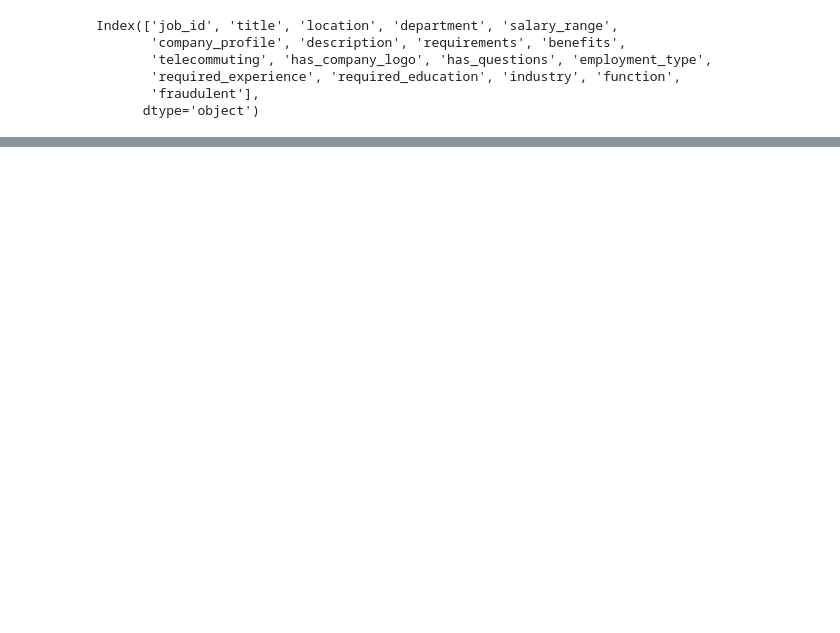
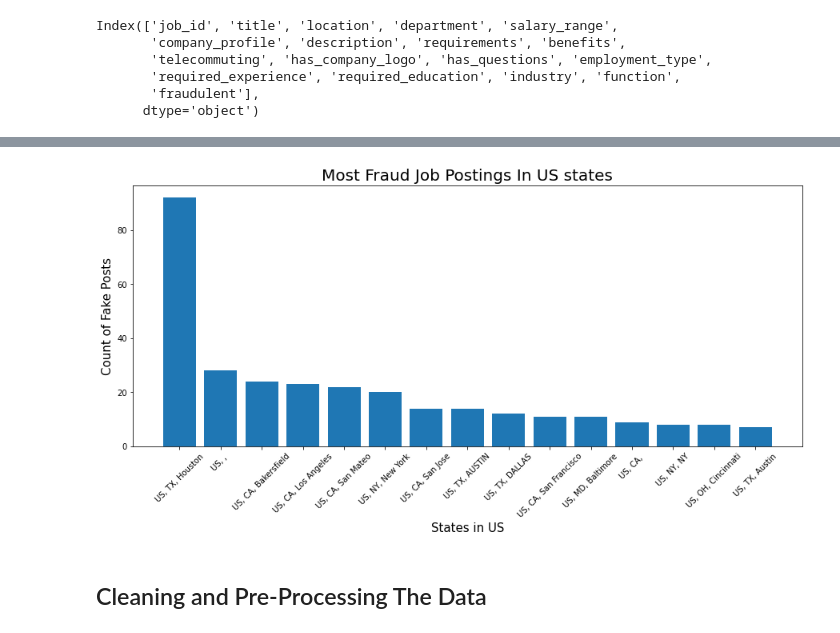
Before and after one commit to Devil-Rick/Fake-Job-Detection, a Jupyter notebook: Fake_Job_Detection.ipynb, the cells around one changed output, grey strips where cells are left out. Cells and saved outputs as stored; diff of their text form; code cells hidden in the pictures; blank space fills up the shorter version.

```diff
--- a/Fake_Job_Detection.ipynb
+++ b/Fake_Job_Detection.ipynb
@@ -62,0 +248,14 @@ Index(['job_id', 'title', 'location', 'department', 'salary_range',
+# %%
+most_fraud = dict(df.location.where((df.Country == 'US') & (df.fraudulent == 1)).value_counts()[:15])
+
+# plot
+plt.figure(figsize=(15,6))
+plt.title('Most Fraud Job Postings In US states' , size = 20)
+plt.xticks(rotation= 45)
+plt.ylabel('Count of Fake Posts' , size = 15)
+plt.xlabel('States in US' , size = 15)
+plt.bar(most_fraud.keys() , most_fraud.values());
+# %% [output]
+[figure, added]
+# %% [markdown]
+## Cleaning and Pre-Processing The Data
```
Also changed, not shown: parts of 19 cells of this notebook.
